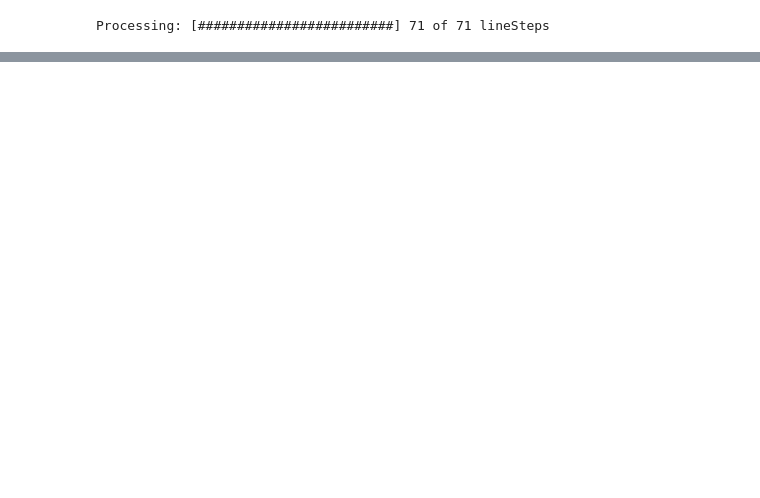
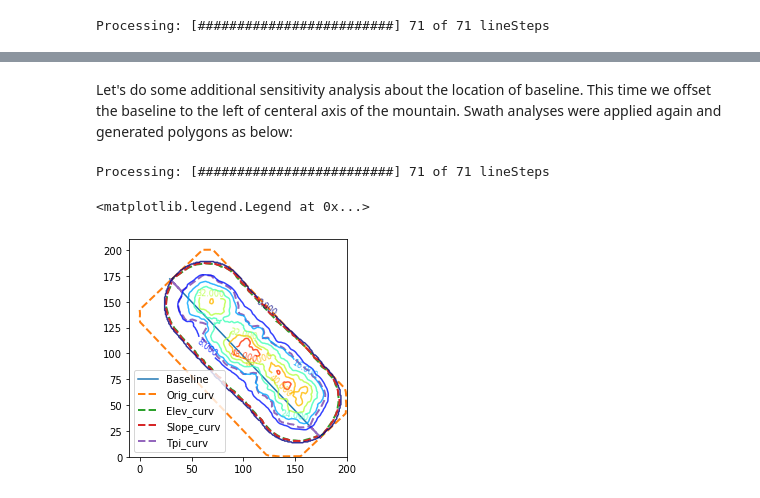
Before and after one commit to PyOSP-devs/PyOSP, a Jupyter notebook: docs/notebooks/object_homo.ipynb, the cells around one changed output, grey strips where cells are left out. Cells and saved outputs as stored; diff of their text form; code cells hidden in the pictures; blank space fills up the shorter version.

```diff
--- a/docs/notebooks/object_homo.ipynb
+++ b/docs/notebooks/object_homo.ipynb
@@ -73,0 +75,37 @@ As shown above, both elevation and slope based methods captured the exact shape
+# %% [markdown]
+Let's do some additional sensitivity analysis about the location of baseline. This time we offset the baseline to the left of centeral axis of the mountain. Swath analyses were applied again and generated polygons as below:
+# %%
+baseline_offset = pyosp.datasets.get_path("homo_baselineOffset.shp") # the path to baseline shapefile
+raster = pyosp.datasets.get_path("homo_mount.tif")  # the path to raster file
+
+fixed_width_offset = pyosp.Orig_curv(baseline_offset, raster, width=100,
+                                     line_stepsize=3, cross_stepsize=None)
+
+elev_offset = pyosp.Elev_curv(baseline_offset, raster, width=100,
+                              min_elev=0.01,
+                              line_stepsize=3, cross_stepsize=None)
+
+slope_offset = pyosp.Slope_curv(baseline_offset, raster, width=100,
+                                min_slope=1,
+                                line_stepsize=3, cross_stepsize=None)
+
+tpi_offset = pyosp.Tpi_curv(baseline_offset, raster, width=100,
+                            tpi_radius=50, min_tpi=0,
+                            line_stepsize=3, cross_stepsize=None)
+
+swath_offset = [fixed_width_offset, elev_offset, slope_offset, tpi_offset]
+line_offset = pyosp.read_shape(baseline_offset)
+
+fig, ax = plt.subplots()
+show(src.read(), transform=src.transform, ax=ax, contour=True, cmap='jet')
+plot_coords(ax=ax, ob=line_offset, label="Baseline")
+for ob in swath_offset:
+    plot_coords(ax=ax, ob=ob.out_polygon().exterior,
+                linestyle="--", lw=2, label=str(ob))
+
+ax.set_aspect('equal', adjustable='box')
+ax.legend()
+# %% [output]
+Processing: [#########################] 71 of 71 lineSteps
+<matplotlib.legend.Legend at 0x...>
+[figure, added]
```
Also changed, not shown: parts of 20 cells of this notebook, 16 other files.
